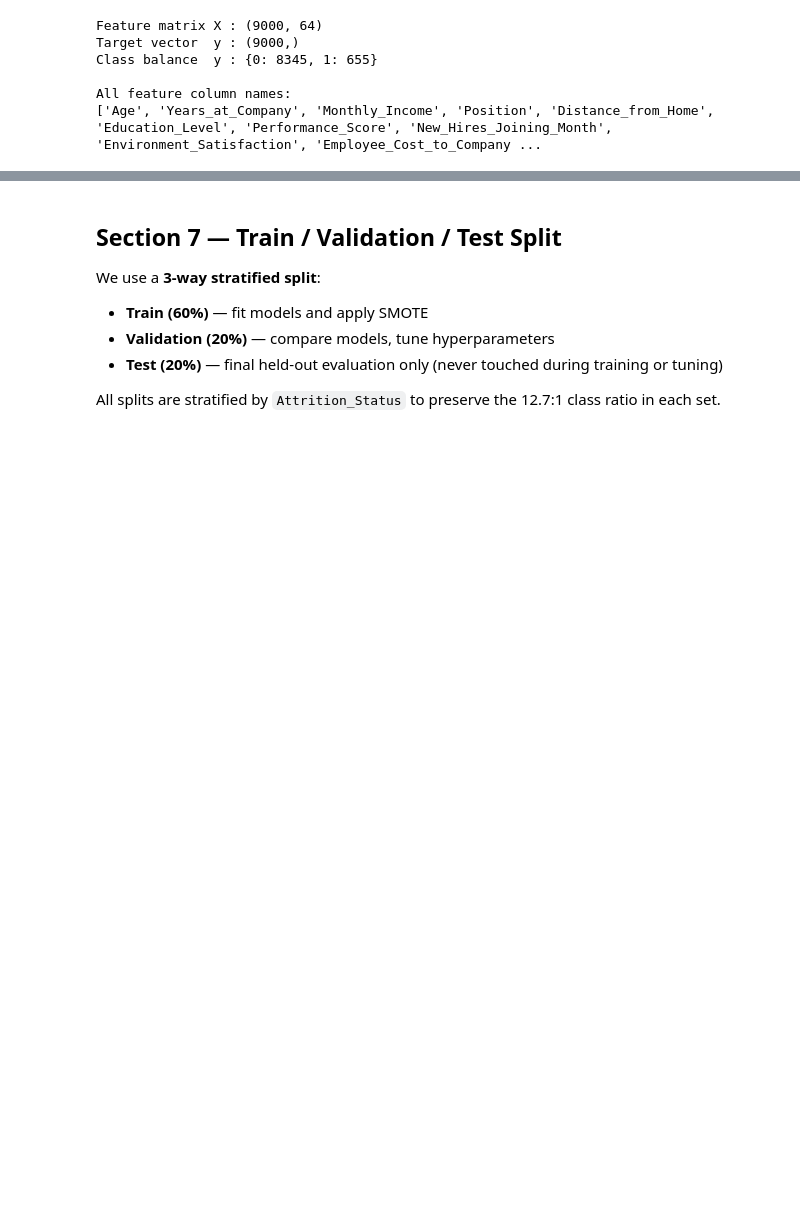
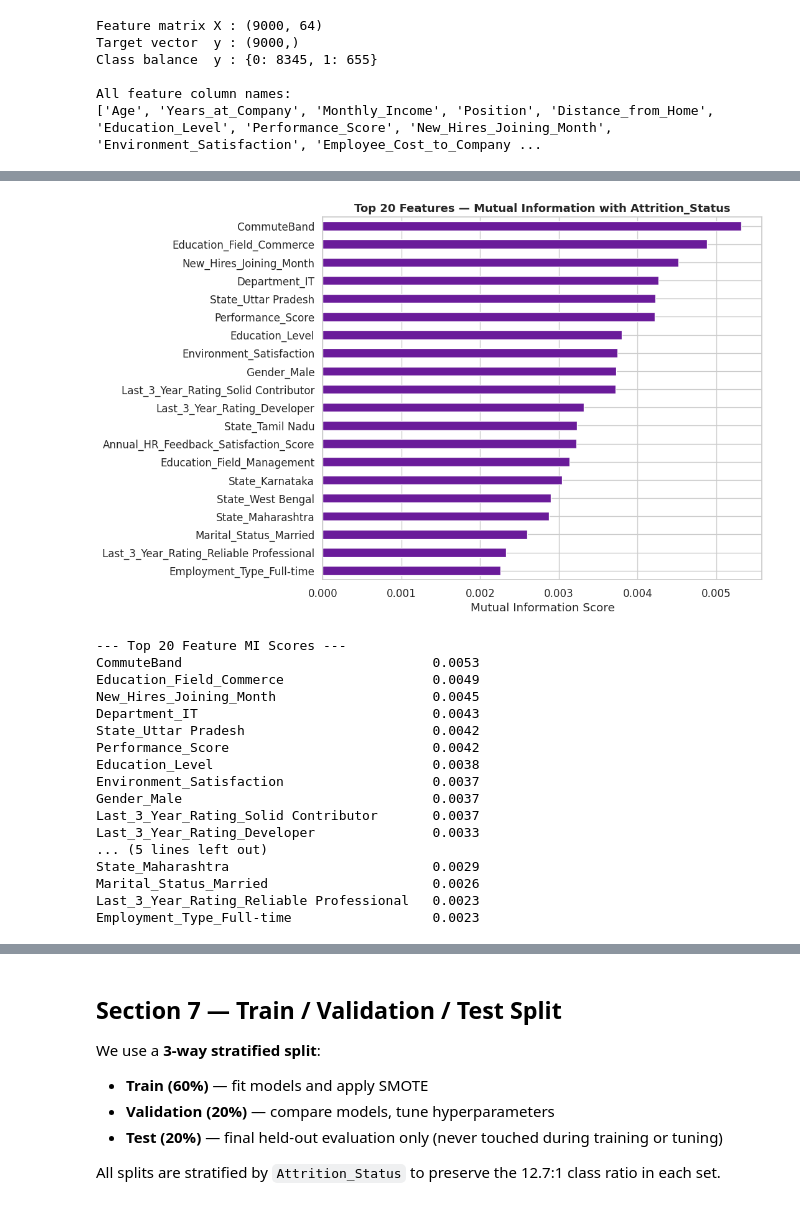
Before and after one commit to anikdascodes/apex-project2-bits, a Jupyter notebook: submission/2025EM1100026_AnikDas_Week5_Notebook.ipynb, the cells around one changed output, grey strips where cells are left out. Saved outputs shown, nothing was run; the diff lists cells and outputs as text; code cells hidden in the pictures; blank space fills up the shorter version.

```diff
--- a/submission/2025EM1100026_AnikDas_Week5_Notebook.ipynb
+++ b/submission/2025EM1100026_AnikDas_Week5_Notebook.ipynb
@@ -800,0 +817,39 @@ All feature column names:
+# %%
+from sklearn.feature_selection import mutual_info_classif
+
+# Compute MI scores on fully encoded feature matrix X
+mi_scores = mutual_info_classif(X, y, random_state=SEED)
+mi_df = pd.Series(mi_scores, index=X.columns).sort_values(ascending=False)
+
+# Top 20
+top20_mi = mi_df.head(20)
+
+fig, ax = plt.subplots(figsize=(11, 7))
+top20_mi.sort_values().plot(kind='barh', ax=ax, color='#6A1B9A')
+ax.set_title('Top 20 Features — Mutual Information with Attrition_Status',
+             fontsize=13, fontweight='bold')
+ax.set_xlabel('Mutual Information Score')
+plt.tight_layout()
+plt.show()
+
+print('--- Top 20 Feature MI Scores ---')
+print(top20_mi.round(4).to_string())
+# %% [output]
+[figure, added]
+--- Top 20 Feature MI Scores ---
+CommuteBand                                0.0053
+Education_Field_Commerce                   0.0049
+New_Hires_Joining_Month                    0.0045
+Department_IT                              0.0043
+State_Uttar Pradesh                        0.0042
+Performance_Score                          0.0042
+Education_Level                            0.0038
+Environment_Satisfaction                   0.0037
+Gender_Male                                0.0037
+Last_3_Year_Rating_Solid Contributor       0.0037
+Last_3_Year_Rating_Developer               0.0033
+... (5 lines left out)
+State_Maharashtra                          0.0029
+Marital_Status_Married                     0.0026
+Last_3_Year_Rating_Reliable Professional   0.0023
+Employment_Type_Full-time                  0.0023
```
Also changed, not shown: parts of 7 cells of this notebook.
